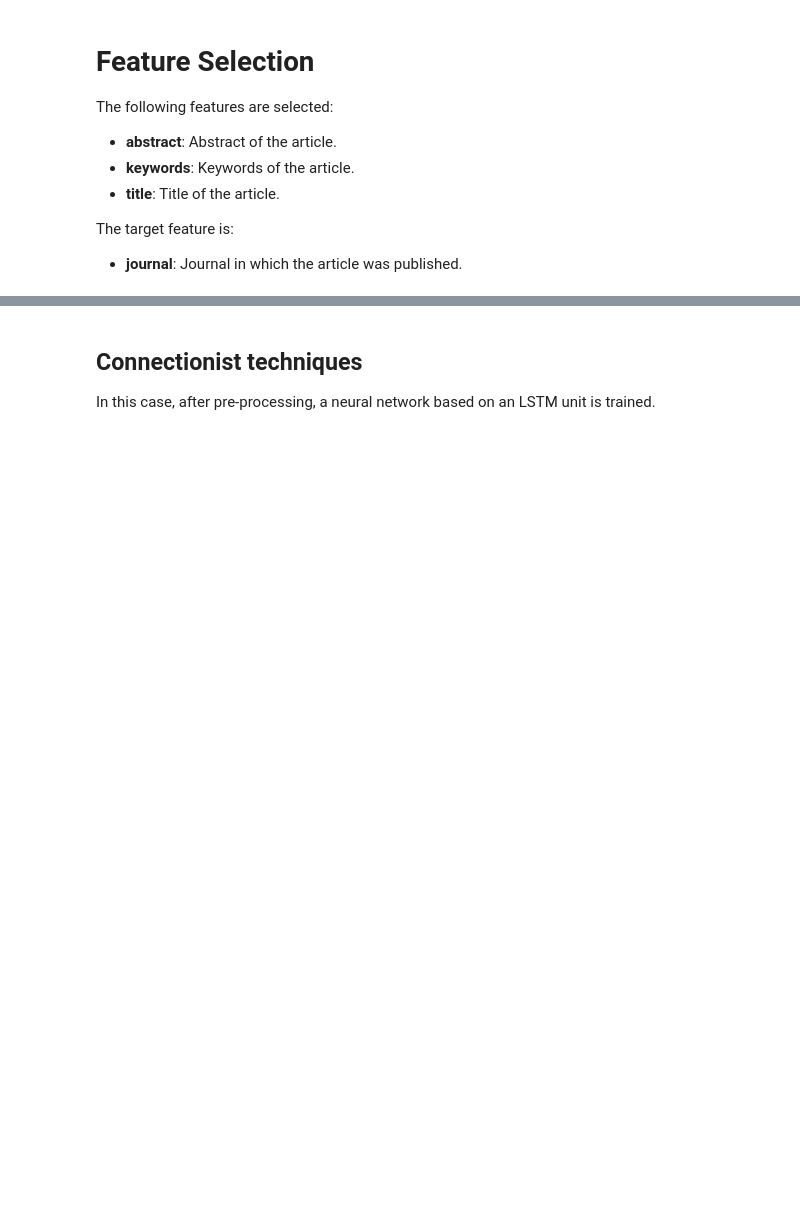
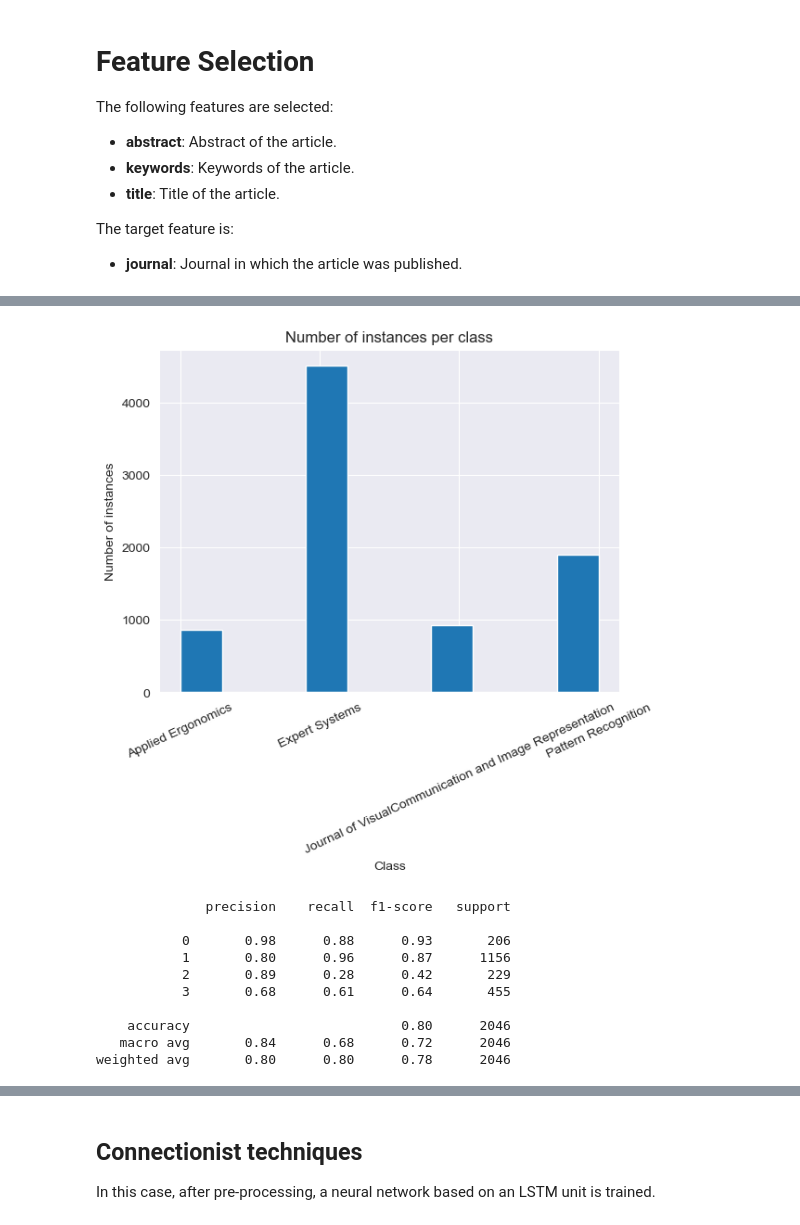
Before and after one commit to danielamadori98/Scientific-Journal-Recommender-For-Submitting-Publication, a Jupyter notebook: main.ipynb, the cells around one changed output, grey strips where cells are left out. Cells and saved outputs as stored; diff of their text form; code cells hidden in the pictures; blank space fills up the shorter version.

```diff
--- a/main.ipynb
+++ b/main.ipynb
@@ -335,0 +361,32 @@ gc.collect()
+# %%
+from sklearn.feature_extraction.text import TfidfVectorizer
+
+bow = TfidfVectorizer(max_features=1000)
+
+df_train = pd.read_csv(folder + 'selected_cleaned_combined_text_train.csv')
+df_test = pd.read_csv(folder + 'selected_cleaned_combined_text_test.csv')
+X_train = bow.fit_transform(df_train['X']).toarray()
+y_train = df_train['y']
+
+X_test = bow.transform(df_test['X']).toarray()
+y_test = df_test['y']
+# %%
+plot_class_distribution(y_train)
+
+cls = RandomForestClassifier()
+cls.fit(X_train, y_train)
+y_pred = cls.predict(X_test)
+
+performance(y_test, y_pred)
+# %% [output]
+[figure, added]
+              precision    recall  f1-score   support
+
+           0       0.98      0.88      0.93       206
+           1       0.80      0.96      0.87      1156
+           2       0.89      0.28      0.42       229
+           3       0.68      0.61      0.64       455
+
+    accuracy                           0.80      2046
+   macro avg       0.84      0.68      0.72      2046
+weighted avg       0.80      0.80      0.78      2046
```
Also changed, not shown: parts of 25 cells of this notebook.
